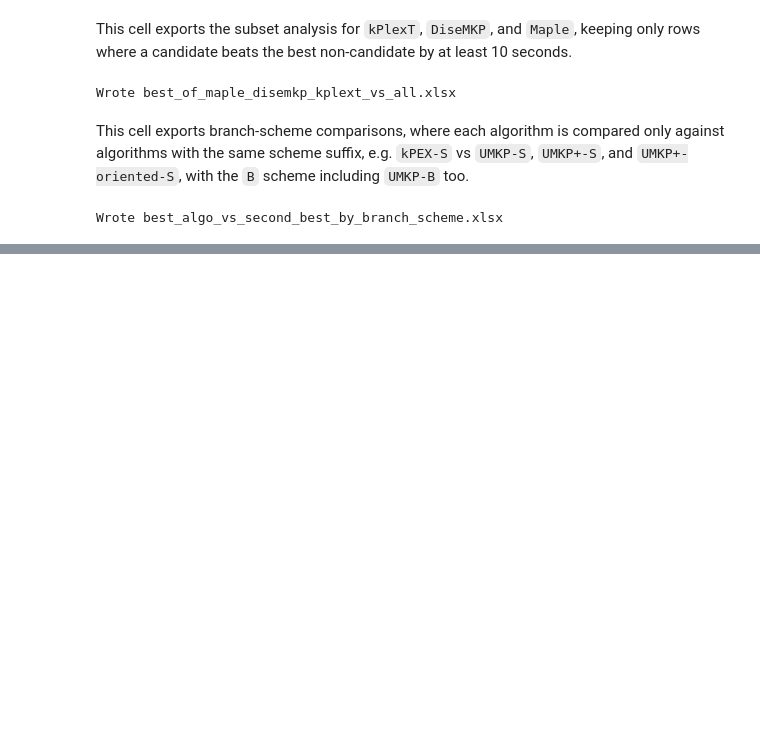
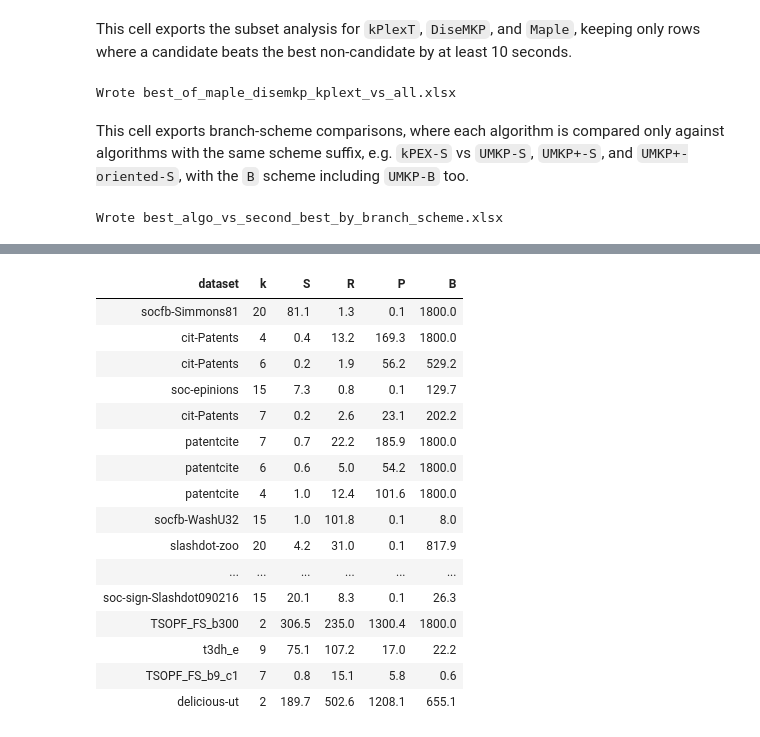
Before and after one commit to akhlaqueak/kplex-ML, a Jupyter notebook: notebooks/entire-data-algos.ipynb, the cells around one changed output, grey strips where cells are left out. Drawn from its saved outputs; the diff is of its cells as text; code cells hidden in the pictures; blank space fills up the shorter version.

```diff
--- a/notebooks/entire-data-algos.ipynb
+++ b/notebooks/entire-data-algos.ipynb
@@ -1021,3 +1037,73 @@ with pd.ExcelWriter(output_path, engine="openpyxl") as writer:
 print(f"Wrote {output_path}")
 # %% [output]
 Wrote best_algo_vs_second_best_by_branch_scheme.xlsx
+# %%
+algo_prefix = "UMKP"
+branch_suffixes = ["S", "R", "P", "B"]
+
+# Keep only rows where all branch times are strongly separated from each other
+min_adj_ratio = 1.1   # after sorting times, every adjacent ratio must be at least this large
+min_abs_diff = 5.0   # worst - best must be at least this many seconds
+require_all_branches = True
+
+branch_cols = [f"{algo_prefix}-{suffix}" for suffix in branch_suffixes]
+available_cols = [col for col in branch_cols if col in df.columns]
+missing_cols = [col for col in branch_cols if col not in df.columns]
+
+if len(available_cols) < 2:
+    raise ValueError(f"Need at least two branching columns for {algo_prefix}. Missing: {missing_cols}")
+
+vals = df[available_cols].apply(pd.to_numeric, errors="coerce")
+
+if require_all_branches:
+    filtered = vals[vals.notna().all(axis=1)].copy()
+else:
+    filtered = vals[vals.notna().sum(axis=1) >= 2].copy()
+
+# Remove rows with non-positive times so cases like 0,0,0,1800 do not dominate
+filtered = filtered[(filtered > 0).all(axis=1)].copy()
+
+summary = pd.DataFrame(index=filtered.index)
+summary["best_time"] = filtered.min(axis=1)
+summary["worst_time"] = filtered.max(axis=1)
+summary["abs_diff"] = summary["worst_time"] - summary["best_time"]
+summary["ratio"] = summary["worst_time"] / summary["best_time"]
+summary["std"] = filtered.std(axis=1)
+
+def min_sorted_adj_ratio(row):
+    vals = np.sort(row.to_numpy(dtype=float))
+    ratios = vals[1:] / vals[:-1]
+    return float(np.min(ratios))
+
+summary["min_adj_ratio"] = filtered.apply(min_sorted_adj_ratio, axis=1)
+
+sensitive_mask = (summary["min_adj_ratio"] >= min_adj_ratio) & (summary["abs_diff"] >= min_abs_diff)
+
+display_df = pd.DataFrame(index=filtered.index)
+display_df["dataset"] = df.loc[filtered.index, "dataset"]
+display_df["k"] = df.loc[filtered.index, "k"]
+for suffix in branch_suffixes:
+    col = f"{algo_prefix}-{suffix}"
+    if col in filtered.columns:
+        display_df[suffix] = filtered[col]
+    else:
+        display_df[suffix] = np.nan
+
+display_df = pd.concat([display_df, summary[["min_adj_ratio", "ratio", "abs_diff", "std"]]], axis=1)
+display_df = display_df.loc[sensitive_mask]
+
+# Sort by rows where every branch level is most separated
+display_df = display_df.sort_values(
+    ["min_adj_ratio", "ratio", "abs_diff", "std"],
+    ascending=[False, False, False, False]
+).reset_index(drop=True)
+
+print(f"Analyzing branching sensitivity for: {algo_prefix}")
+print(f"Thresholds: min_adj_ratio >= {min_adj_ratio}, abs_diff >= {min_abs_diff}")
+print(f"Require all branches: {require_all_branches}")
+if missing_cols:
+    print("Missing columns:", missing_cols)
+print(f"Sensitive rows found: {len(display_df)}")
+
+display_scroll(display_df[["dataset", "k", "S", "R", "P", "B"]])
+# %% [output]
@@ -1023,0 +1114,17 @@ Wrote best_algo_vs_second_best_by_branch_scheme.xlsx
+| dataset | k | S | R | P | B |
+| socfb-Simmons81 | 20 | 81.1 | 1.3 | 0.1 | 1800.0 |
+| cit-Patents | 4 | 0.4 | 13.2 | 169.3 | 1800.0 |
+| cit-Patents | 6 | 0.2 | 1.9 | 56.2 | 529.2 |
+| soc-epinions | 15 | 7.3 | 0.8 | 0.1 | 129.7 |
+| cit-Patents | 7 | 0.2 | 2.6 | 23.1 | 202.2 |
+| patentcite | 7 | 0.7 | 22.2 | 185.9 | 1800.0 |
+| patentcite | 6 | 0.6 | 5.0 | 54.2 | 1800.0 |
+| patentcite | 4 | 1.0 | 12.4 | 101.6 | 1800.0 |
+| socfb-WashU32 | 15 | 1.0 | 101.8 | 0.1 | 8.0 |
+| slashdot-zoo | 20 | 4.2 | 31.0 | 0.1 | 817.9 |
+| ... | ... | ... | ... | ... | ... |
+| soc-sign-Slashdot090216 | 15 | 20.1 | 8.3 | 0.1 | 26.3 |
+| TSOPF_FS_b300 | 2 | 306.5 | 235.0 | 1300.4 | 1800.0 |
+| t3dh_e | 9 | 75.1 | 107.2 | 17.0 | 22.2 |
+| TSOPF_FS_b9_c1 | 7 | 0.8 | 15.1 | 5.8 | 0.6 |
+| delicious-ut | 2 | 189.7 | 502.6 | 1208.1 | 655.1 |
```
Also changed, not shown: parts of 5 cells of this notebook, 19 other files.
